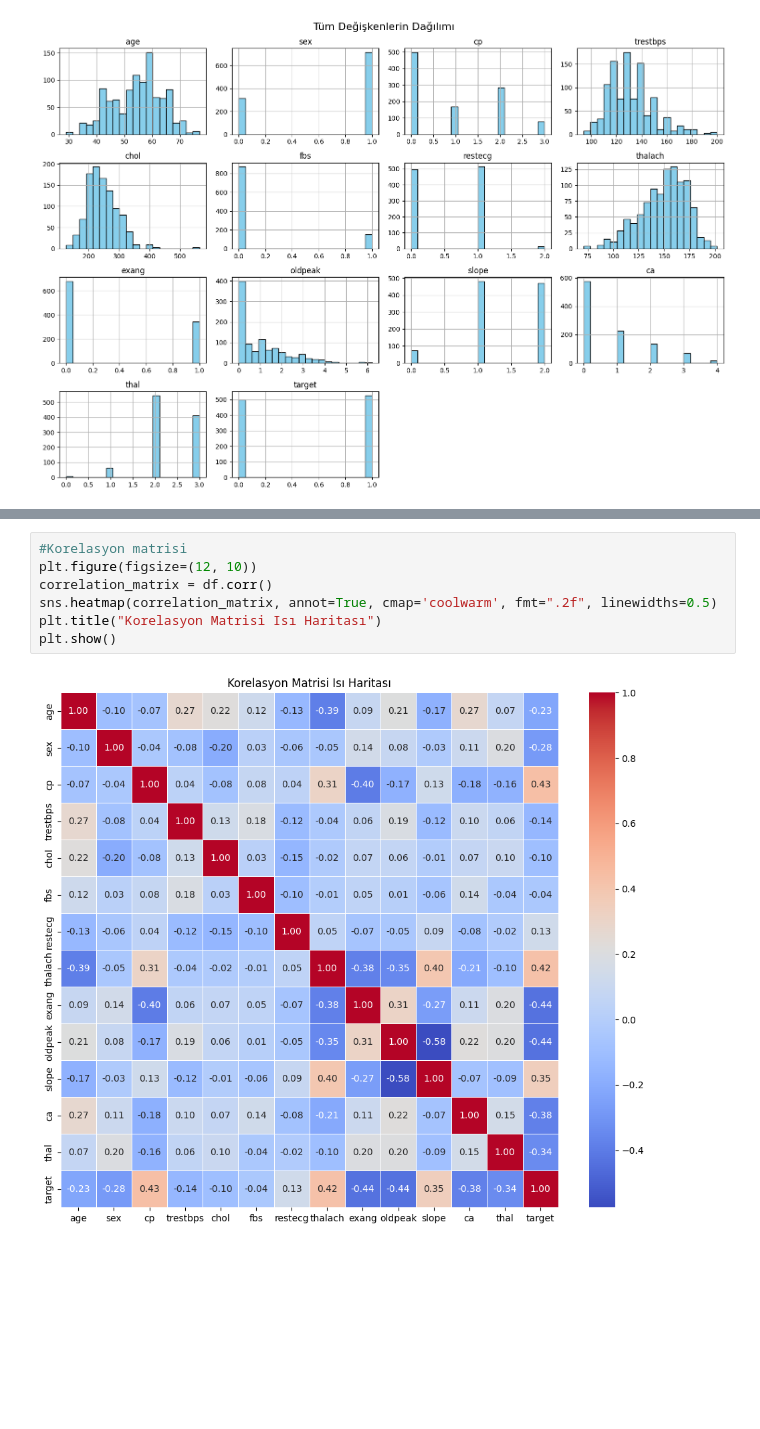
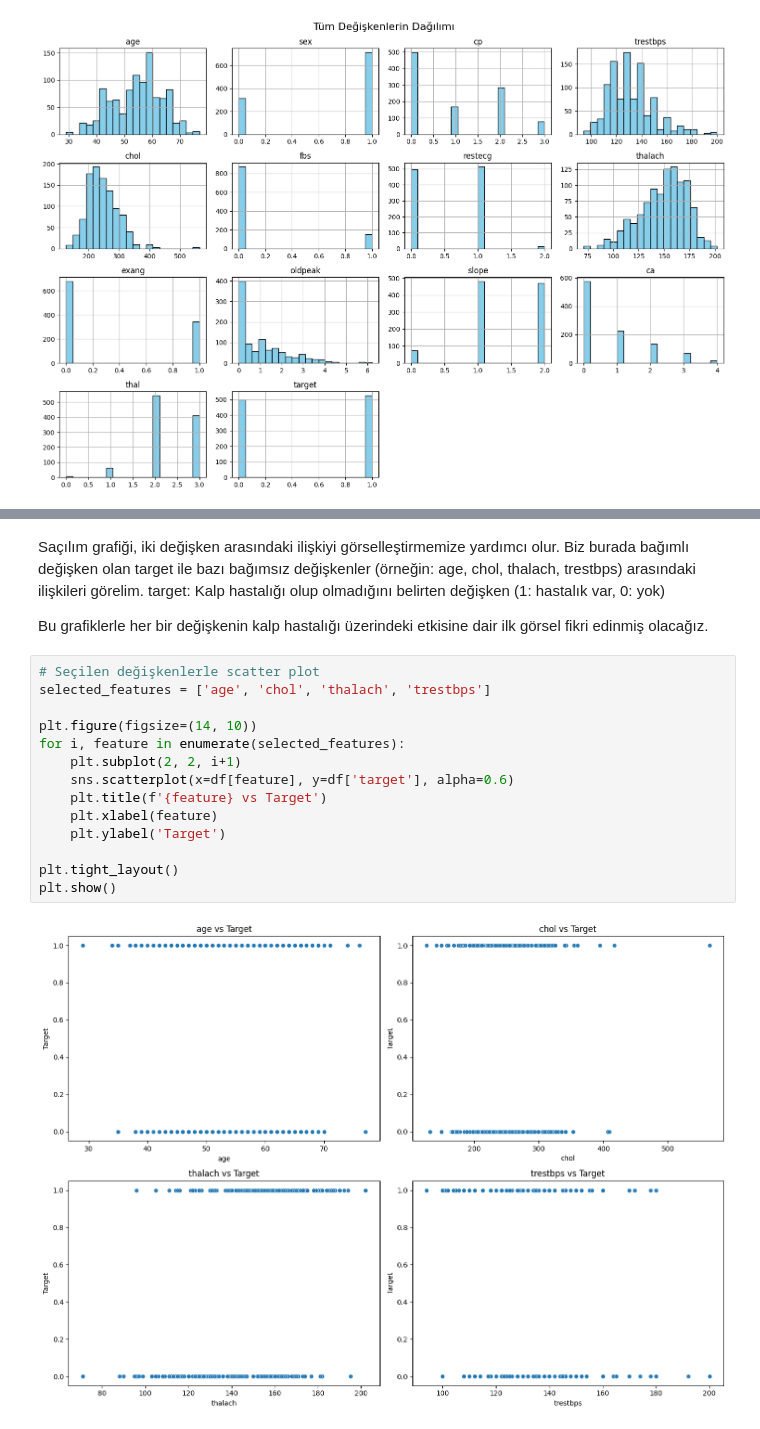
Before and after one commit to zehrabag/HeartDisease_StatisticalAnalysis, a Jupyter notebook: analiz.ipynb, the cells around one changed output, grey strips where cells are left out. Drawn from its saved outputs; the diff is of its cells as text; blank space fills up the shorter version.

```diff
--- a/analiz.ipynb
+++ b/analiz.ipynb
@@ -130,9 +120,21 @@ plt.show()
-# %%
-#Korelasyon matrisi
-plt.figure(figsize=(12, 10))
-correlation_matrix = df.corr()
-sns.heatmap(correlation_matrix, annot=True, cmap='coolwarm', fmt=".2f", linewidths=0.5)
-plt.title("Korelasyon Matrisi Isı Haritası")
-plt.show()
-# %% [output]
-[figure, removed]
+# %% [markdown]
+Saçılım grafiği, iki değişken arasındaki ilişkiyi görselleştirmemize yardımcı olur. Biz burada bağımlı değişken olan target ile bazı bağımsız değişkenler (örneğin: age, chol, thalach, trestbps) arasındaki ilişkileri görelim.
+ target: Kalp hastalığı olup olmadığını belirten değişken (1: hastalık var, 0: yok)
+
+Bu grafiklerle her bir değişkenin kalp hastalığı üzerindeki etkisine dair ilk görsel fikri edinmiş olacağız.
+# %%
+# Seçilen değişkenlerle scatter plot
+selected_features = ['age', 'chol', 'thalach', 'trestbps']
+
+plt.figure(figsize=(14, 10))
+for i, feature in enumerate(selected_features):
+    plt.subplot(2, 2, i+1)
+    sns.scatterplot(x=df[feature], y=df['target'], alpha=0.6)
+    plt.title(f'{feature} vs Target')
+    plt.xlabel(feature)
+    plt.ylabel('Target')
+
+plt.tight_layout()
+plt.show()
+# %% [output]
+[figure, added]
```
Also changed, not shown: parts of 39 cells of this notebook.
